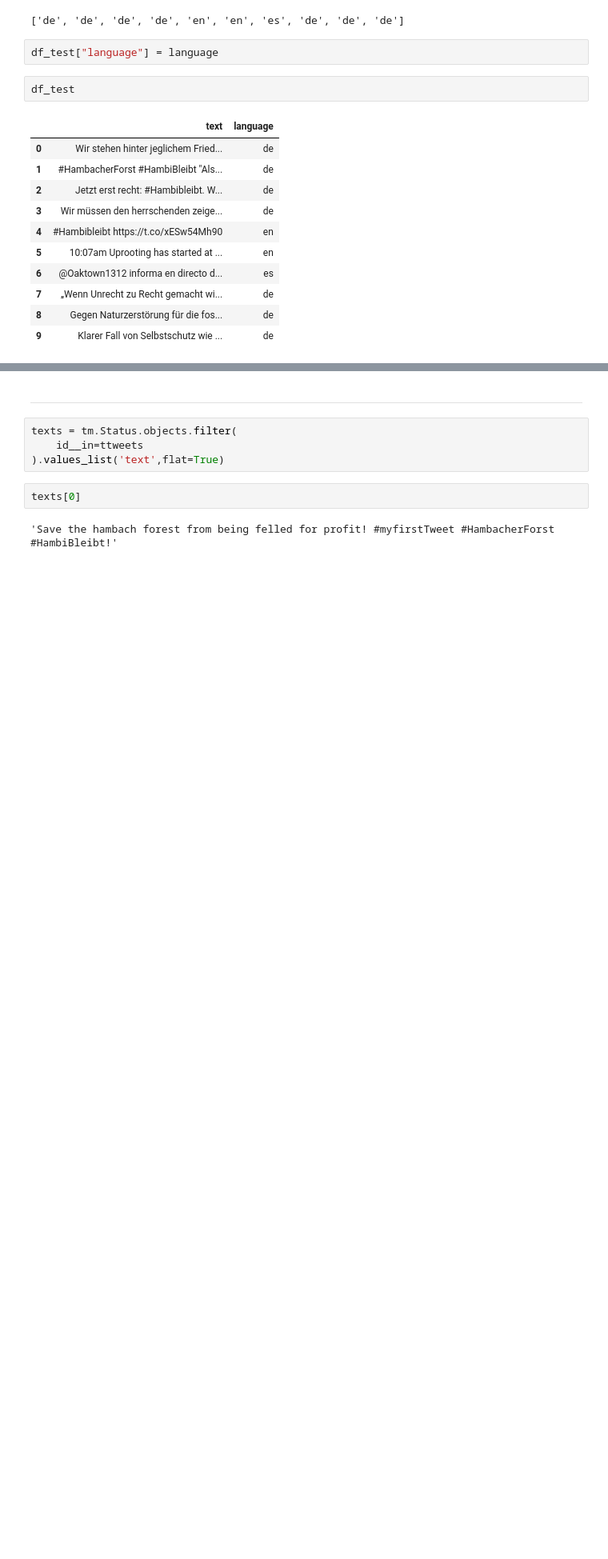
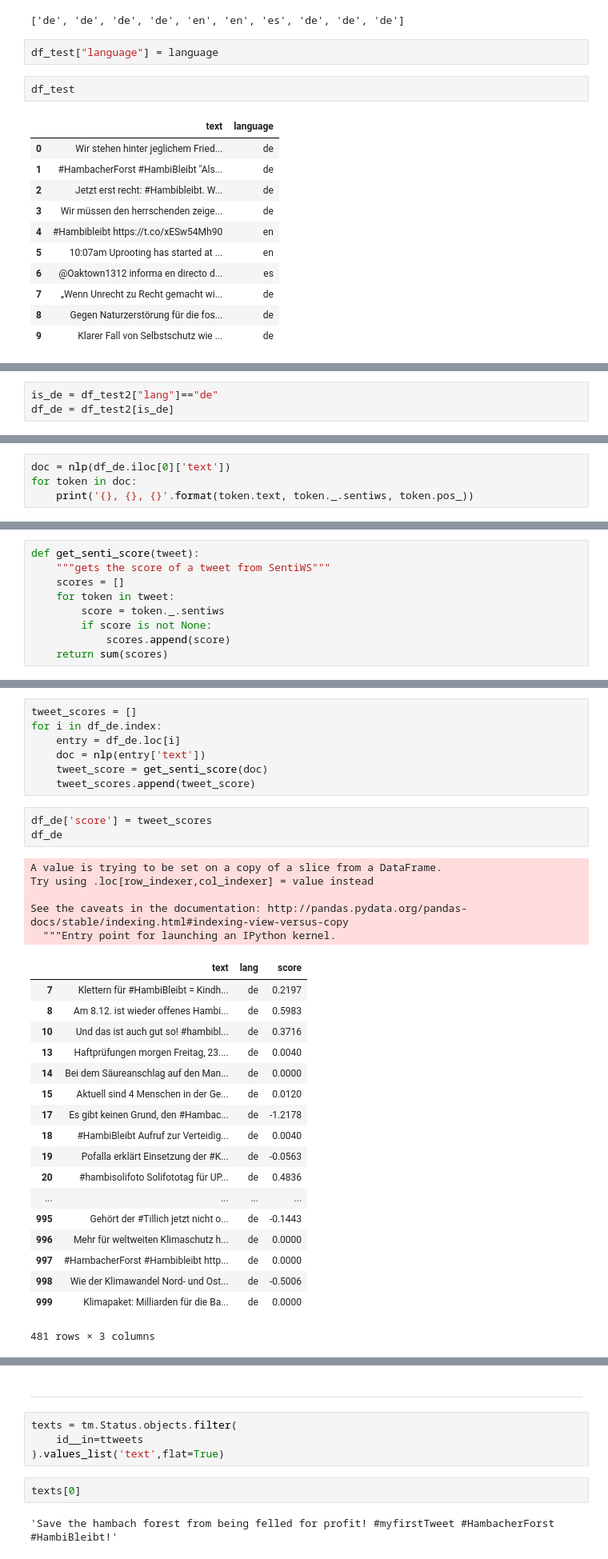
Before and after one commit to yuantinglee/twitter-discourse, a Jupyter notebook: analysis/sentiment_analysis.ipynb, the cells around one changed output, grey strips where cells are left out. Shown at 80% size. Drawn from its saved outputs; the diff is of its cells as text; blank space fills up the shorter version.

Commit message:
test sentiment analysis

```diff
--- a/analysis/sentiment_analysis.ipynb
+++ b/analysis/sentiment_analysis.ipynb
@@ -107,0 +167,3 @@ HTTPError: HTTP Error 429: Too Many Requests
+# %%
+is_de = df_test2["lang"]=="de"
+df_de = df_test2[is_de]
@@ -107,0 +211,4 @@ HTTPError: HTTP Error 429: Too Many Requests
+# %%
+doc = nlp(df_de.iloc[0]['text'])
+for token in doc:
+    print('{}, {}, {}'.format(token.text, token._.sentiws, token.pos_))
@@ -107,0 +229,9 @@ HTTPError: HTTP Error 429: Too Many Requests
+# %%
+def get_senti_score(tweet):
+    """gets the score of a tweet from SentiWS"""
+    scores = []
+    for token in tweet:
+        score = token._.sentiws
+        if score is not None:
+            scores.append(score)
+    return sum(scores)
@@ -107,0 +242,34 @@ HTTPError: HTTP Error 429: Too Many Requests
+# %%
+tweet_scores = []
+for i in df_de.index:
+    entry = df_de.loc[i]
+    doc = nlp(entry['text'])
+    tweet_score = get_senti_score(doc)
+    tweet_scores.append(tweet_score)
+# %%
+df_de['score'] = tweet_scores
+df_de
+# %% [output]
+A value is trying to be set on a copy of a slice from a DataFrame.
+Try using .loc[row_indexer,col_indexer] = value instead
+
+See the caveats in the documentation: http://pandas.pydata.org/pandas-docs/stable/indexing.html#indexing-view-versus-copy
+  """Entry point for launching an IPython kernel.
+|  | text | lang | score |
+| 7 | Klettern für #HambiBleibt = Kindh... | de | 0.2197 |
+| 8 | Am 8.12. ist wieder offenes Hambi... | de | 0.5983 |
+| 10 | Und das ist auch gut so! #hambibl... | de | 0.3716 |
+| 13 | Haftprüfungen morgen Freitag, 23.... | de | 0.0040 |
+| 14 | Bei dem Säureanschlag auf den Man... | de | 0.0000 |
+| 15 | Aktuell sind 4 Menschen in der Ge... | de | 0.0120 |
+| 17 | Es gibt keinen Grund, den #Hambac... | de | -1.2178 |
+| 18 | #HambiBleibt Aufruf zur Verteidig... | de | 0.0040 |
+| 19 | Pofalla erklärt Einsetzung der #K... | de | -0.0563 |
+| 20 | #hambisolifoto Solifototag für UP... | de | 0.4836 |
+| ... | ... | ... | ... |
+| 995 | Gehört der #Tillich jetzt nicht o... | de | -0.1443 |
+| 996 | Mehr für weltweiten Klimaschutz h... | de | 0.0000 |
+| 997 | #HambacherForst #Hambibleibt http... | de | 0.0000 |
+| 998 | Wie der Klimawandel Nord- und Ost... | de | -0.5006 |
+| 999 | Klimapaket: Milliarden für die Ba... | de | 0.0000 |
+481 rows × 3 columns
```
Also changed, not shown: parts of 30 cells of this notebook.
